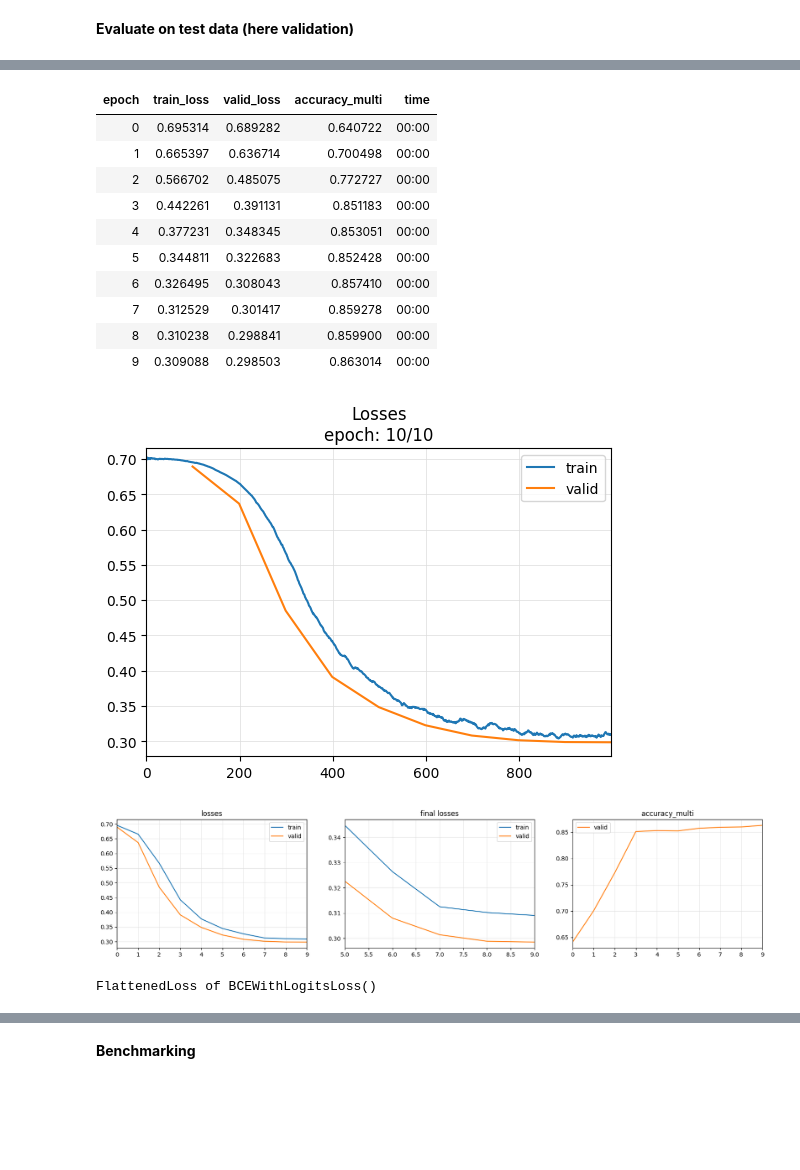
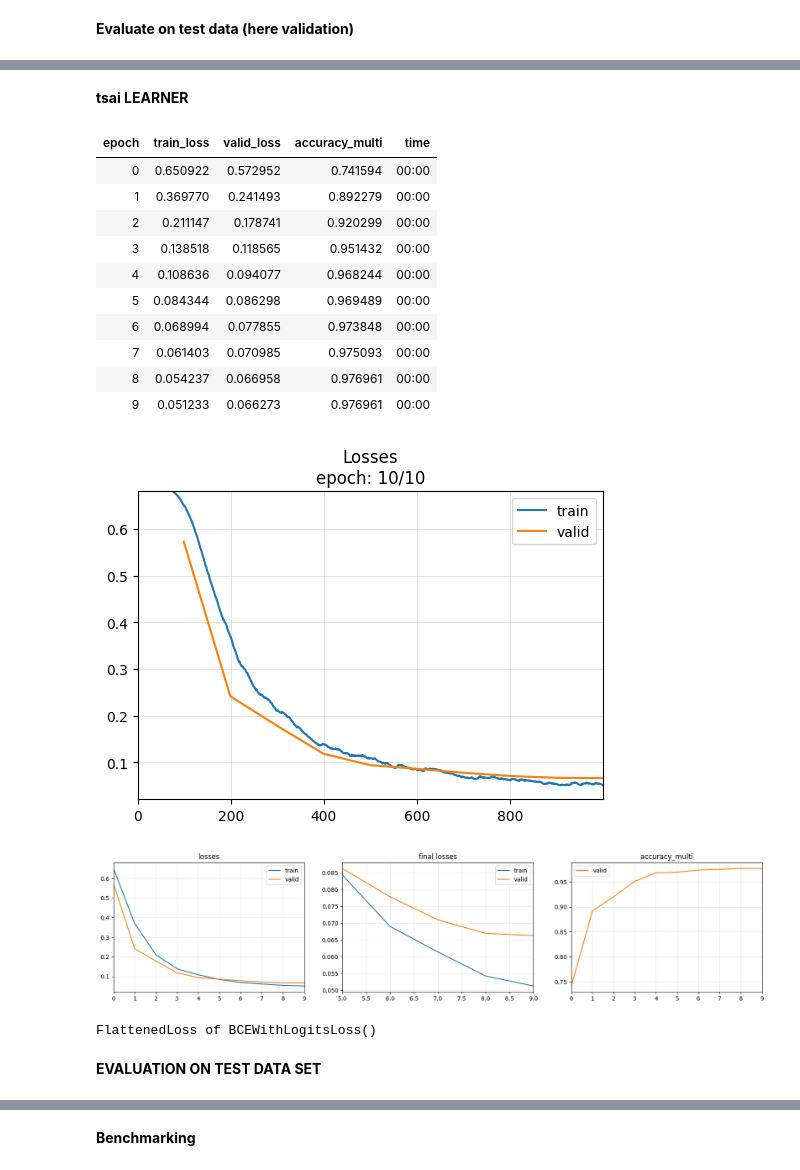
Before and after one commit to MajedNaN/TimeSeriesClassification, a Jupyter notebook: tsai_load_and_classify.ipynb, the cells around one changed output, grey strips where cells are left out. Cells and saved outputs as stored; diff of their text form; code cells hidden in the pictures; blank space fills up the shorter version.

```diff
--- a/tsai_load_and_classify.ipynb
+++ b/tsai_load_and_classify.ipynb
@@ -925,37 +865,41 @@ f1 score: 0.9979550102249488
+# %% [markdown]
+**tsai LEARNER**
 # %%
 ######## remove standardization from above at first, also remove sigmoid from the network*****************
 
 # splits = TimeSplitter()(y)
 splits = TrainValidTestSplitter()(y)
 tfms  = [None, MultiCategorize()]
 batch_tfms = TSStandardize()
 dsets = TSDatasets(X, y, tfms=tfms, splits=splits, inplace=True)
 dls   = TSDataLoaders.from_dsets(dsets.train, dsets.valid, bs = 32, num_workers=2)#,batch_tfms=batch_tfms) ### note the normalization
 
 k={}
 model = create_model(MyLSTM, dls.vars,dls.c,dls,**k)
 
 #### note the accuracy_multi and MultiCategorize() contains BCEwithlogits not normal BCE
-learn = Learner(dls, model, lr = 1e-4, metrics=accuracy_multi,cbs = ShowGraph())
+learn = Learner(dls, model, lr = 1e-3, metrics=accuracy_multi,cbs = ShowGraph())
 learn.fit_one_cycle(10)
 
 print(learn.loss_func)
 
 ##### save and load pkl model
 # learn.export('models/learn.pkl')
 # learn = load_learner('models/learn.pkl')
 # %% [output]
 | epoch | train_loss | valid_loss | accuracy_multi | time |
-| 0 | 0.695314 | 0.689282 | 0.640722 | 00:00 |
-| 1 | 0.665397 | 0.636714 | 0.700498 | 00:00 |
-| 2 | 0.566702 | 0.485075 | 0.772727 | 00:00 |
-| 3 | 0.442261 | 0.391131 | 0.851183 | 00:00 |
-| 4 | 0.377231 | 0.348345 | 0.853051 | 00:00 |
-| 5 | 0.344811 | 0.322683 | 0.852428 | 00:00 |
-| 6 | 0.326495 | 0.308043 | 0.857410 | 00:00 |
-| 7 | 0.312529 | 0.301417 | 0.859278 | 00:00 |
-| 8 | 0.310238 | 0.298841 | 0.859900 | 00:00 |
-| 9 | 0.309088 | 0.298503 | 0.863014 | 00:00 |
+| 0 | 0.650922 | 0.572952 | 0.741594 | 00:00 |
+| 1 | 0.369770 | 0.241493 | 0.892279 | 00:00 |
+| 2 | 0.211147 | 0.178741 | 0.920299 | 00:00 |
+| 3 | 0.138518 | 0.118565 | 0.951432 | 00:00 |
+| 4 | 0.108636 | 0.094077 | 0.968244 | 00:00 |
+| 5 | 0.084344 | 0.086298 | 0.969489 | 00:00 |
+| 6 | 0.068994 | 0.077855 | 0.973848 | 00:00 |
+| 7 | 0.061403 | 0.070985 | 0.975093 | 00:00 |
+| 8 | 0.054237 | 0.066958 | 0.976961 | 00:00 |
+| 9 | 0.051233 | 0.066273 | 0.976961 | 00:00 |
-[figure, old version]
+[figure, new version]
-[figure, old version]
+[figure, new version]
 FlattenedLoss of BCEWithLogitsLoss()
+# %% [markdown]
+**EVALUATION ON TEST DATA SET**
```
Also changed, not shown: parts of 21 cells of this notebook.
